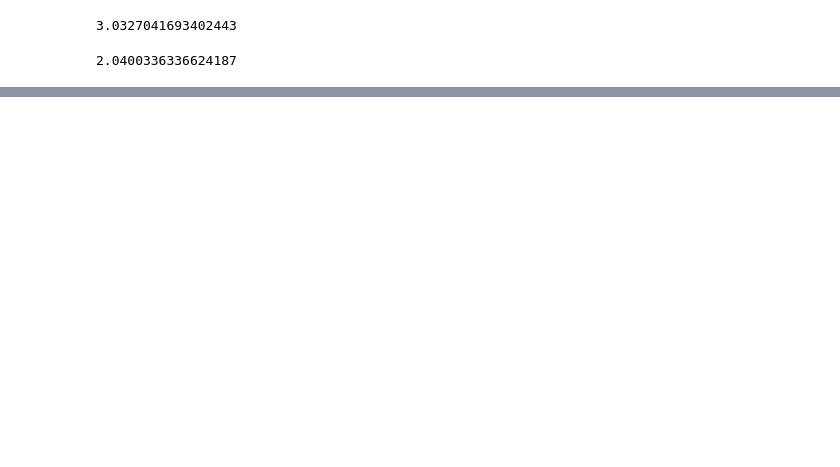
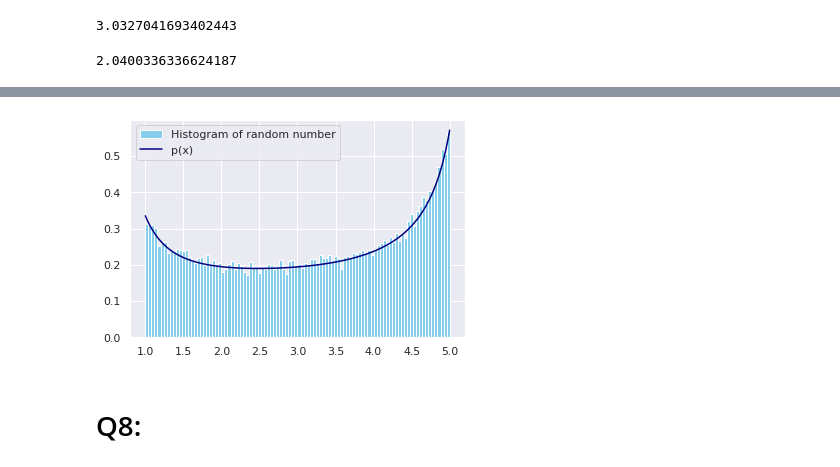
Before and after one commit to MohiMozaffari/Computational-Physics, a Jupyter notebook: HW5/HW5.ipynb, the cells around one changed output, grey strips where cells are left out. Cells and saved outputs as stored; diff of their text form; code cells hidden in the pictures; blank space fills up the shorter version.

```diff
--- a/HW5/HW5.ipynb
+++ b/HW5/HW5.ipynb
@@ -221,0 +254,18 @@ guassian.var()
+# %%
+#generate random number from p(x) distrinution according to Von-Neumann alghorithm
+XX = []
+for i in range(10**5):
+    x = np.random.uniform(1,5)
+    y = np.random.uniform(0,w)
+    P = p(x)
+    if y <= P:
+        XX.append(x)
+# %%
+plt.hist(XX, bins=100, density=True, color="skyblue", label="Histogram of random number")
+plt.plot(X, Prob/6, color="navy", label="p(x)")
+plt.legend()
+plt.show()
+# %% [output]
+[figure, added]
+# %% [markdown]
+# Q8:
```
Also changed, not shown: parts of 19 cells of this notebook.
